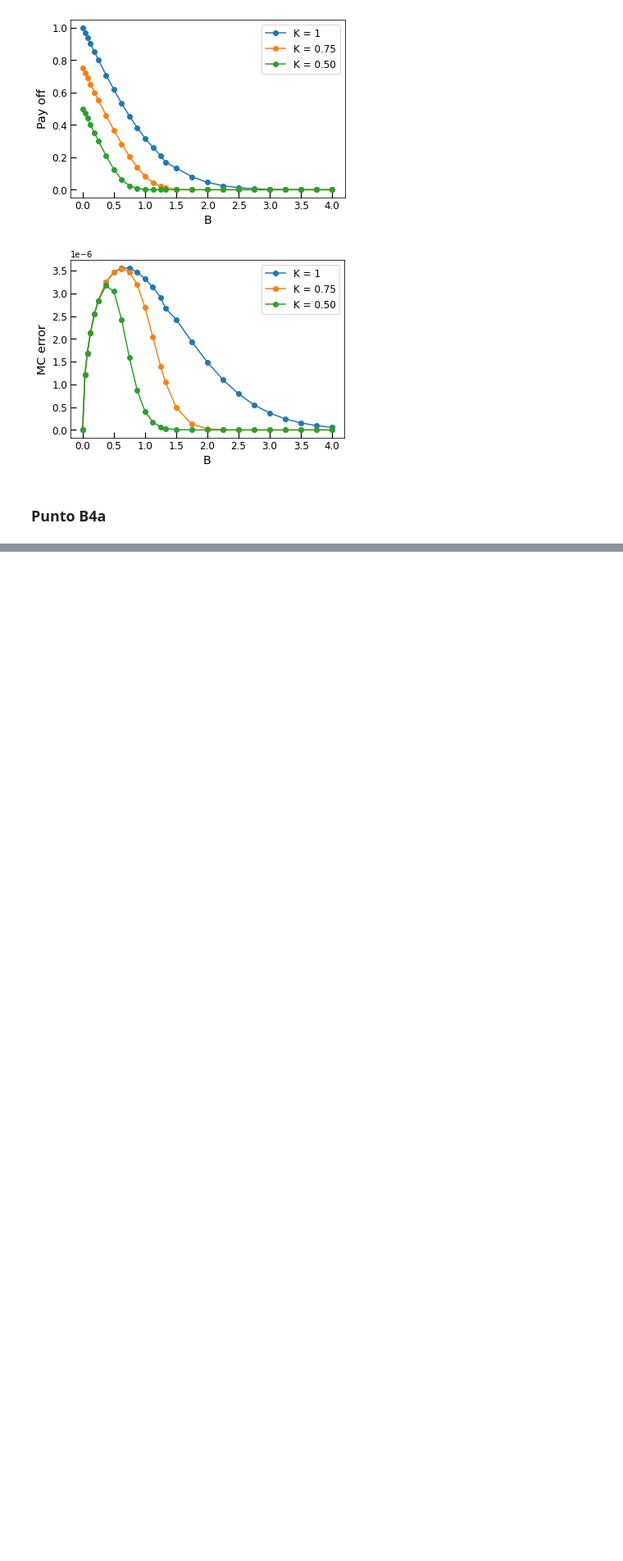
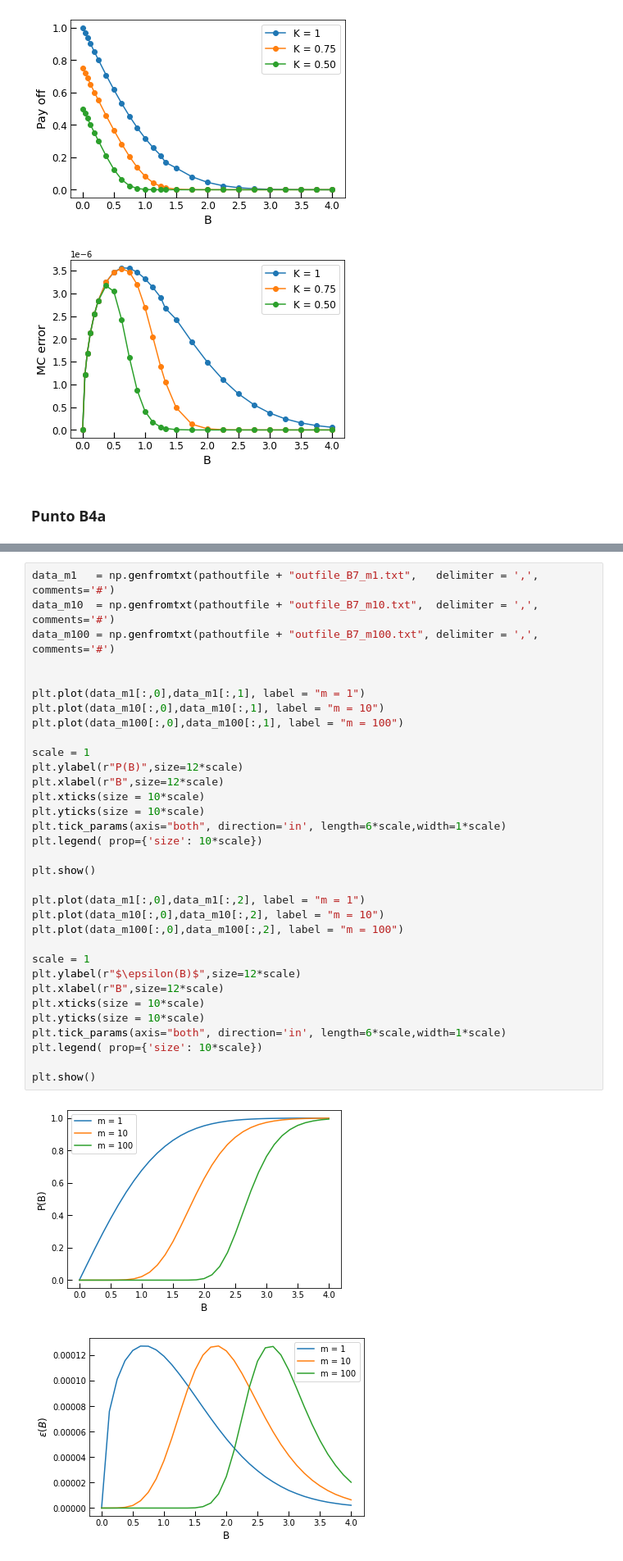
Before and after one commit to magmar1968/assignment_cuda, a Jupyter notebook: py_analisis/punti_B_analysis.ipynb, the cells around one changed output, grey strips where cells are left out. Shown at 82% size. Saved outputs shown, nothing was run; the diff lists cells and outputs as text; blank space fills up the shorter version.

```diff
--- a/py_analisis/punti_B_analysis.ipynb
+++ b/py_analisis/punti_B_analysis.ipynb
@@ -99,0 +181,36 @@ plt.show()
+# %%
+data_m1   = np.genfromtxt(pathoutfile + "outfile_B7_m1.txt",   delimiter = ',', comments='#')
+data_m10  = np.genfromtxt(pathoutfile + "outfile_B7_m10.txt",  delimiter = ',', comments='#')
+data_m100 = np.genfromtxt(pathoutfile + "outfile_B7_m100.txt", delimiter = ',', comments='#')
+
+
+plt.plot(data_m1[:,0],data_m1[:,1], label = "m = 1")
+plt.plot(data_m10[:,0],data_m10[:,1], label = "m = 10")
+plt.plot(data_m100[:,0],data_m100[:,1], label = "m = 100")
+
+scale = 1
+plt.ylabel(r"P(B)",size=12*scale)
+plt.xlabel(r"B",size=12*scale)
+plt.xticks(size = 10*scale)
+plt.yticks(size = 10*scale)
+plt.tick_params(axis="both", direction='in', length=6*scale,width=1*scale)
+plt.legend( prop={'size': 10*scale})
+
+plt.show()
+
+plt.plot(data_m1[:,0],data_m1[:,2], label = "m = 1")
+plt.plot(data_m10[:,0],data_m10[:,2], label = "m = 10")
+plt.plot(data_m100[:,0],data_m100[:,2], label = "m = 100")
+
+scale = 1
+plt.ylabel(r"$\epsilon(B)$",size=12*scale)
+plt.xlabel(r"B",size=12*scale)
+plt.xticks(size = 10*scale)
+plt.yticks(size = 10*scale)
+plt.tick_params(axis="both", direction='in', length=6*scale,width=1*scale)
+plt.legend( prop={'size': 10*scale})
+
+plt.show()
+# %% [output]
+[figure, added]
+[figure, added]
```
Also changed, not shown: parts of 7 cells of this notebook.
